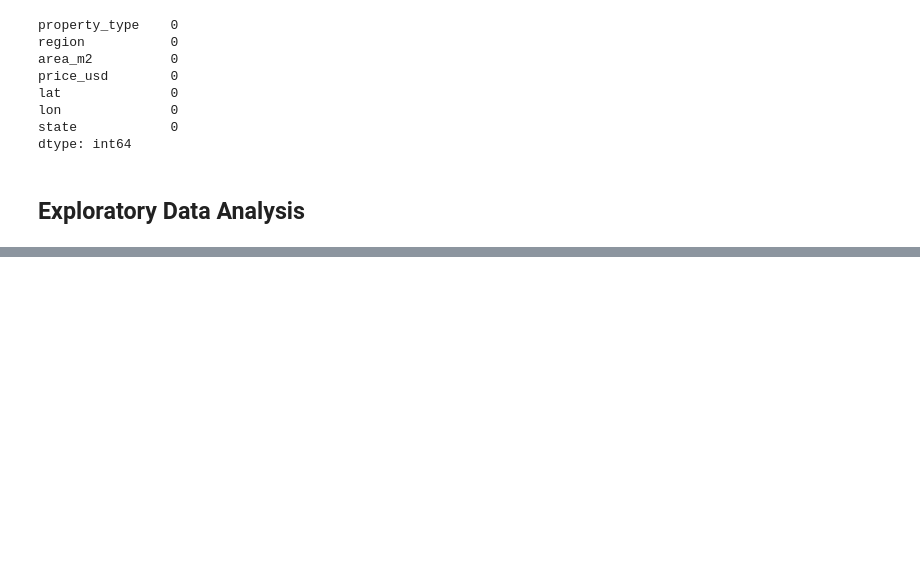
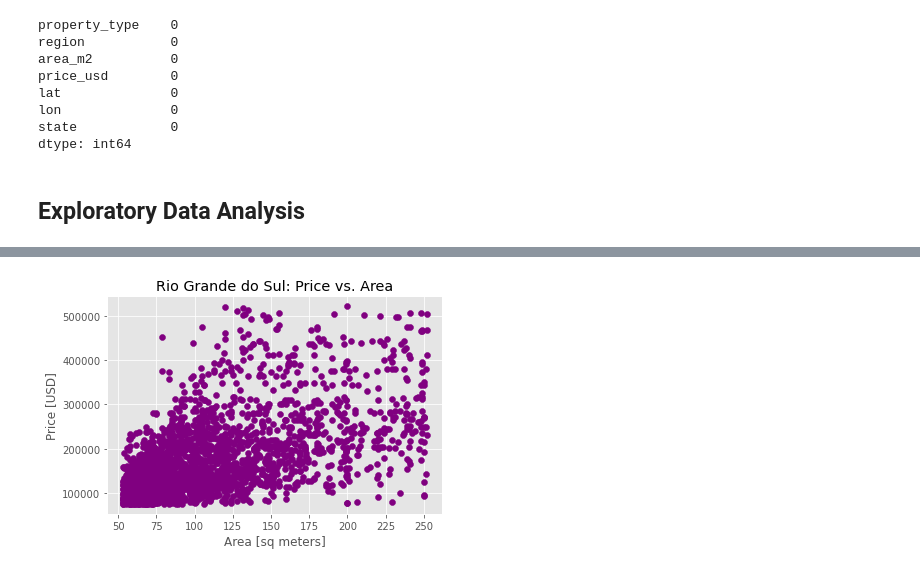
Before and after one commit to Harriet-ngomo/Real-estate-analysis-mexico-brazil, a Jupyter notebook: index.ipynb, the cells around one changed output, grey strips where cells are left out. Cells and saved outputs as stored; diff of their text form; code cells hidden in the pictures; blank space fills up the shorter version.

```diff
--- a/index.ipynb
+++ b/index.ipynb
@@ -319,0 +393,4 @@ fig.show()
+# %%
+
+df_south = df[df['region']== "South"]
+df_south.head()
@@ -319,0 +406,3 @@ fig.show()
+# %%
+homes_by_state = df_south["state"].value_counts()
+homes_by_state
@@ -319,0 +416,15 @@ fig.show()
+# %%
+# Subset data
+df_south_rgs = df_south[df_south['state'] == homes_by_state.idxmax()]
+
+# Build scatter plot
+plt.scatter(df_south_rgs["area_m2"],df_south_rgs ["price_usd"],color = 'purple')
+
+# Label axes
+plt.xlabel("Area [sq meters]")
+plt.ylabel( "Price [USD]")
+
+# Add title
+plt.title("Rio Grande do Sul: Price vs. Area");
+# %% [output]
+[figure, added]
```
Also changed, not shown: parts of 19 cells of this notebook.
